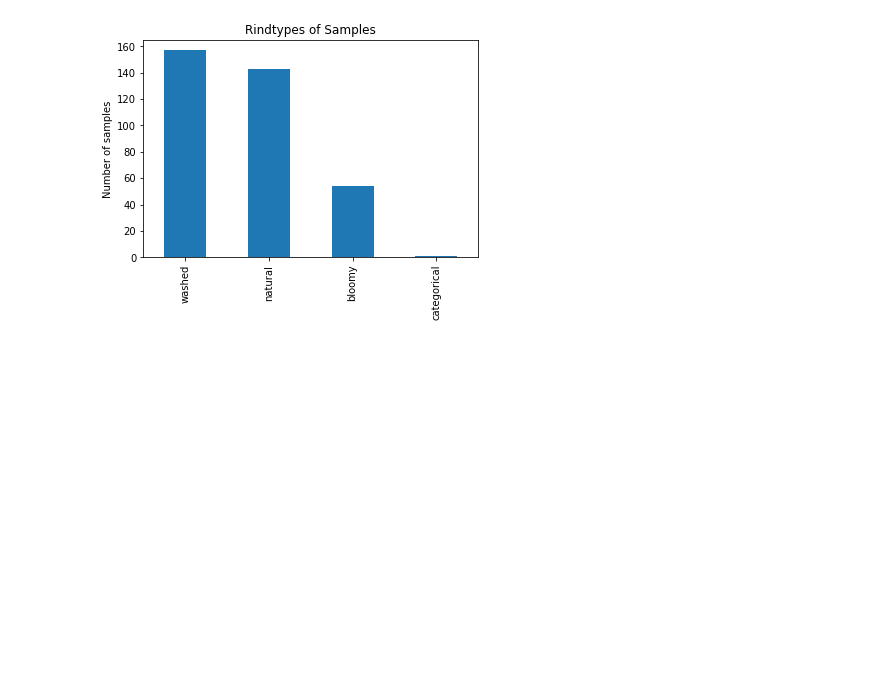
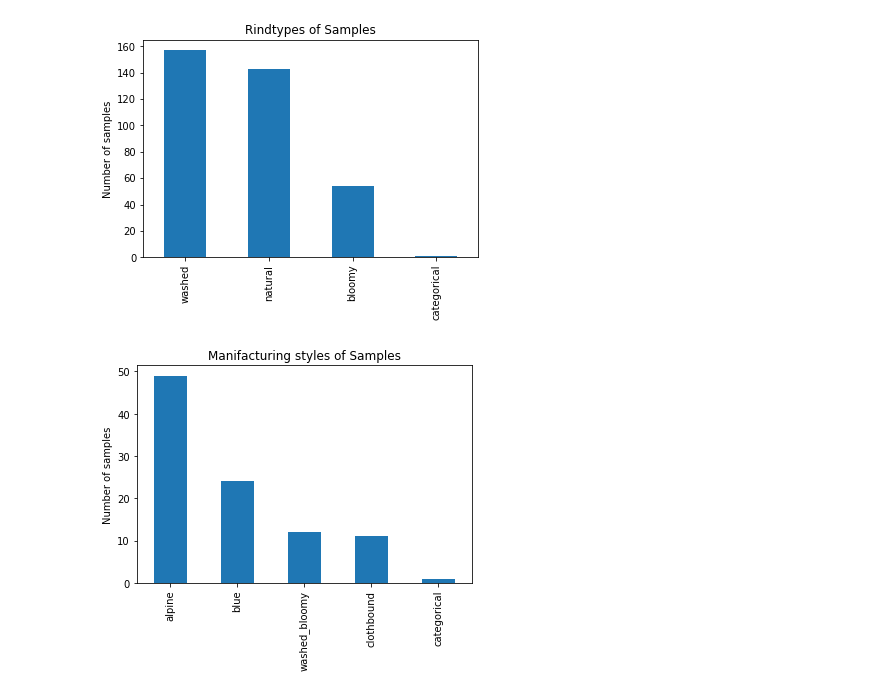
Before and after one commit to besutter1/Cheez-Eyez, a Jupyter notebook: metadata.ipynb, the cells around one changed output. Drawn from its saved outputs; the diff is of its cells as text; code cells hidden in the pictures; blank space fills up the shorter version.

Commit message:
boxplots of style, continent and country of origin

```diff
--- a/metadata.ipynb
+++ b/metadata.ipynb
@@ -77,3 +77,10 @@ plt.title('Rindtypes of Samples')
 plt.show()
 # %% [output]
 [figure]
+# %%
+df_metadata['style'].value_counts().plot(kind='bar')
+plt.ylabel('Number of samples')
+plt.title('Manifacturing styles of Samples')
+plt.show()
+# %% [output]
+[figure, added]
```
Also changed, not shown: parts of 4 cells of this notebook.
